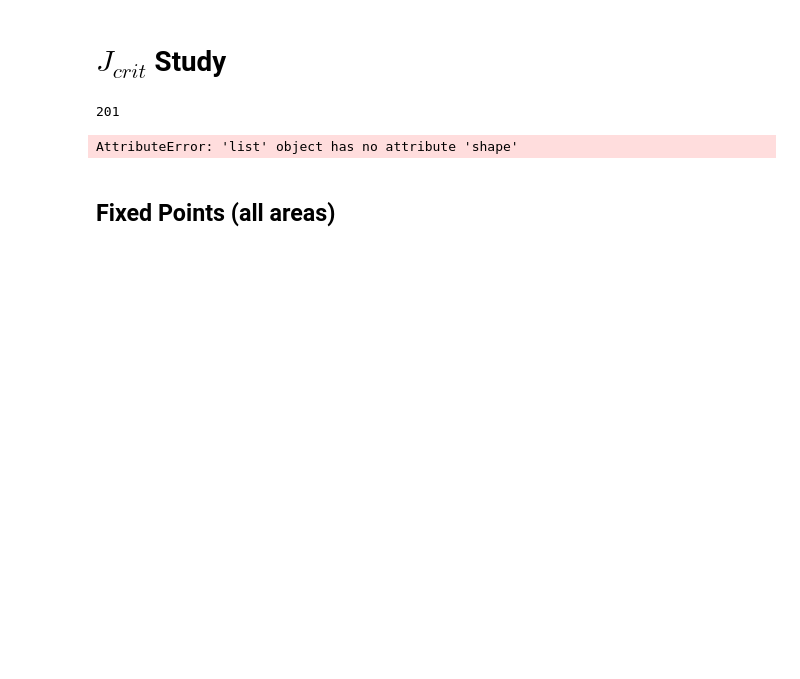
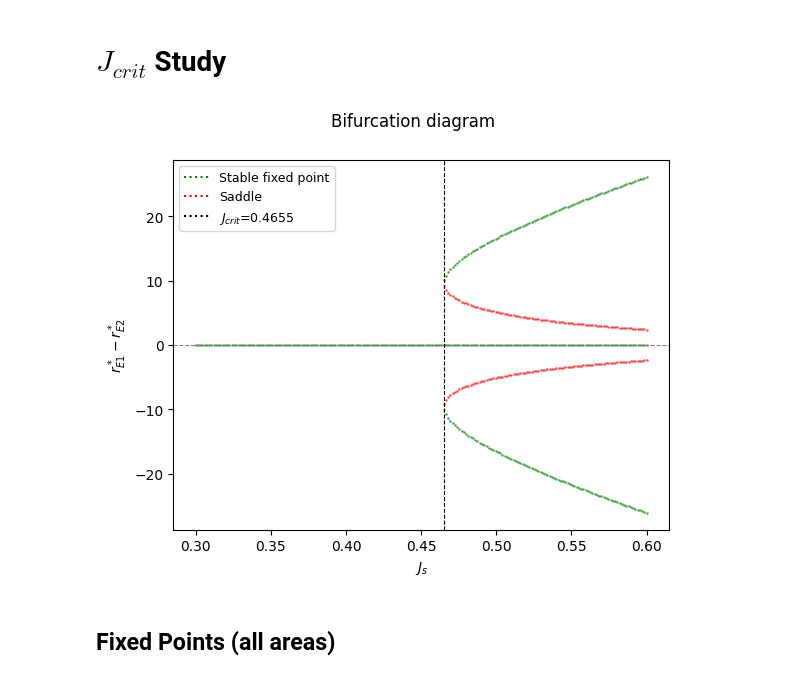
Before and after one commit to Davide537/Mathematical-Models, a Jupyter notebook: WM Model/Aging model.ipynb, the cells around one changed output. Drawn from its saved outputs; the diff is of its cells as text; code cells hidden in the pictures; blank space fills up the shorter version.

```diff
--- a/WM Model/Aging model.ipynb
+++ b/WM Model/Aging model.ipynb
@@ -1071,49 +1075,49 @@ class Analytical_Search(BuildModel):
 
         return S, R
 
+
 def bifucation_plot(range=[0.3,0.6]):
         Js_list = np.round(np.linspace(range[0],range[1], 201),4)
-
+        Js_list = np.append(Js_list,0.4655)
         fig, ax = plt.subplots()
         Setup = Analytical_Search()
-        J_crit = 0
+        J_crit = 10000
         for Js in Js_list:
             S, R, E = Setup.fixedpoint_computation(Js)
-            if len((R)) > 1 and J_crit == 0:
+            if len((R)) > 1 and Js < J_crit:
                 J_crit = Js
             for i,rates in enumerate(R):
-                    ax.scatter(Js, rates[0], color='green' if np.all(E[i].real < 0) else 'red', alpha=0.5,s=1)
+                    ax.scatter(Js, rates[0] - rates[1], color='green' if np.all(E[i].real < 0) else 'red', alpha=0.5,s=1)
 
         ax.axhline(0, color='gray', linestyle='--', linewidth=0.8)
         ax.axvline(J_crit,color='k', linestyle='--', linewidth=0.8)
 
         ax.set_xlabel("$J_s$")
         plt.legend()
         plt.suptitle('Bifurcation diagram')
-        ax.set_ylabel("$r_{E1}$")
-        # plt.ylim(-0.25, 1)
+        ax.set_ylabel("$r^*_{E1}- r^*_{E2}$")
+        # plt.ylim(-1, 1)
         legend_elements = [
             Line2D([0], [0], color='green', linestyle=':',
                 markersize=8, label='Stable fixed point'),
             Line2D([0], [0], color='red', linestyle=':',
                 markersize=8, label='Saddle'),
             Line2D([0], [0], color='k', linestyle=':',
                  markersize=8, label=rf'$J_{{crit}}$={J_crit}'),
         ]
         ax.legend(handles=legend_elements, loc='upper left', fontsize=9)
         plt.savefig('Fig/bifucation.svg', dpi=150, bbox_inches='tight')
         plt.show()
 
 
 
-# bifucation_plot()
+bifucation_plot()
 
-Set = Analytical_Search()
+# Set = Analytical_Search()
 # for Js in [0.465, 0.466]:
 #     Set.plot_phase_portrait(Js)
 # %% [output]
-201
-AttributeError: 'list' object has no attribute 'shape'
+[figure, added]
 # %% [markdown]
 ## Fixed Points (all areas)
 # %%
```
Also changed, not shown: parts of 7 cells of this notebook, 28 other files.
